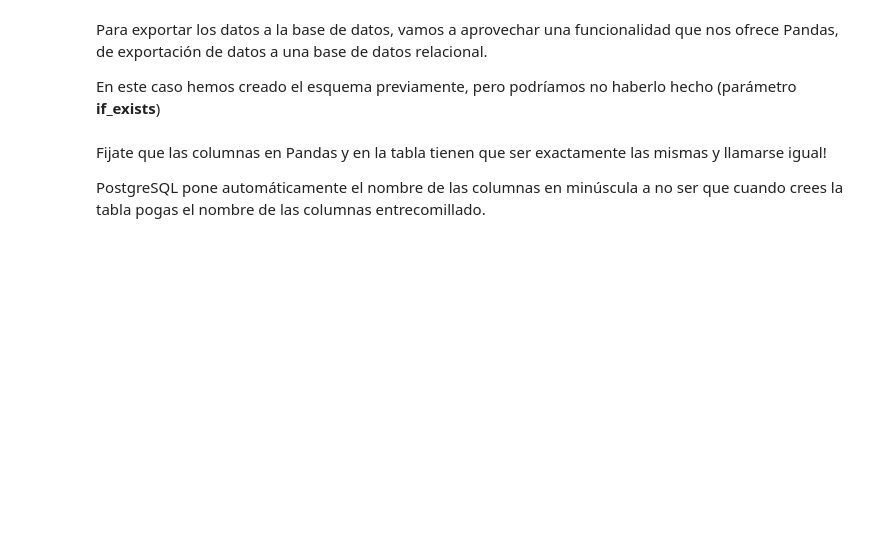
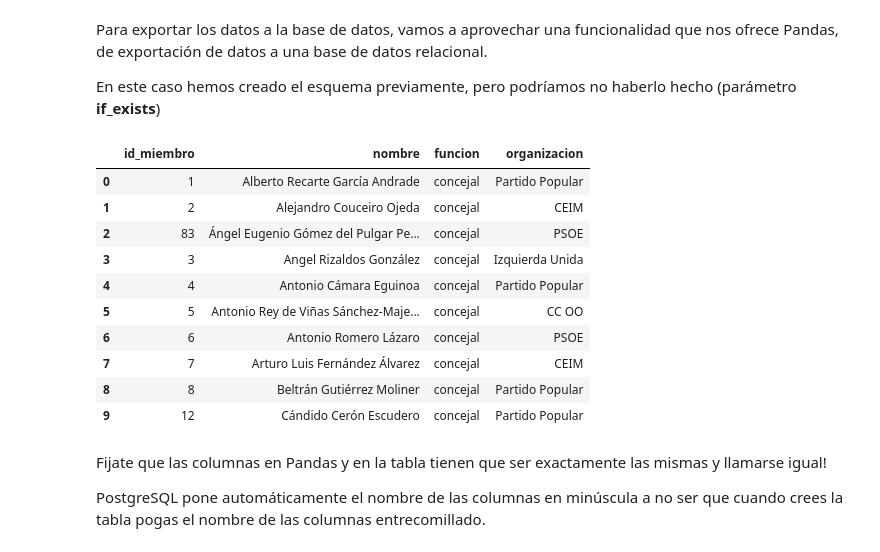
Before and after one commit to dvillaj/Taller_BBDD, a Jupyter notebook: postgresql/black/Tarjetas Black.ipynb, the cells around one changed output. Cells and saved outputs as stored; diff of their text form; code cells hidden in the pictures; blank space fills up the shorter version.

```diff
--- a/postgresql/black/Tarjetas Black.ipynb
+++ b/postgresql/black/Tarjetas Black.ipynb
@@ -84,3 +128,17 @@ engine = create_engine('postgresql://learner:learner@localhost:5432/black')
+# %%
+df_miembros.head(10)
+# %% [output]
+|  | id_miembro | nombre | funcion | organizacion |
+| 0 | 1 | Alberto Recarte García Andrade | concejal | Partido Popular |
+| 1 | 2 | Alejandro Couceiro Ojeda | concejal | CEIM |
+| 2 | 83 | Ángel Eugenio Gómez del Pulgar Pe... | concejal | PSOE |
+| 3 | 3 | Angel Rizaldos González | concejal | Izquierda Unida |
+| 4 | 4 | Antonio Cámara Eguinoa | concejal | Partido Popular |
+| 5 | 5 | Antonio Rey de Viñas Sánchez-Maje... | concejal | CC OO |
+| 6 | 6 | Antonio Romero Lázaro | concejal | PSOE |
+| 7 | 7 | Arturo Luis Fernández Álvarez | concejal | CEIM |
+| 8 | 8 | Beltrán Gutiérrez Moliner | concejal | Partido Popular |
+| 9 | 12 | Cándido Cerón Escudero | concejal | Partido Popular |
 # %%
 df_miembros.to_sql('miembros', engine, if_exists = 'append', index = False)
 # %%
```
Also changed, not shown: parts of 22 cells of this notebook, 6 other files.
